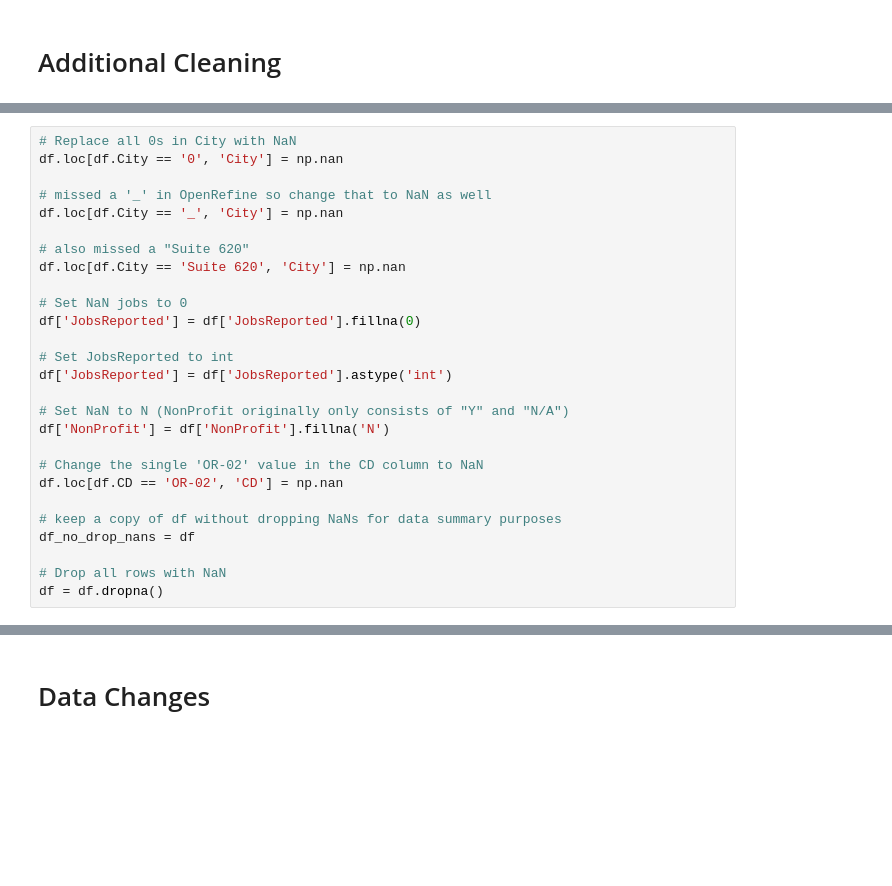
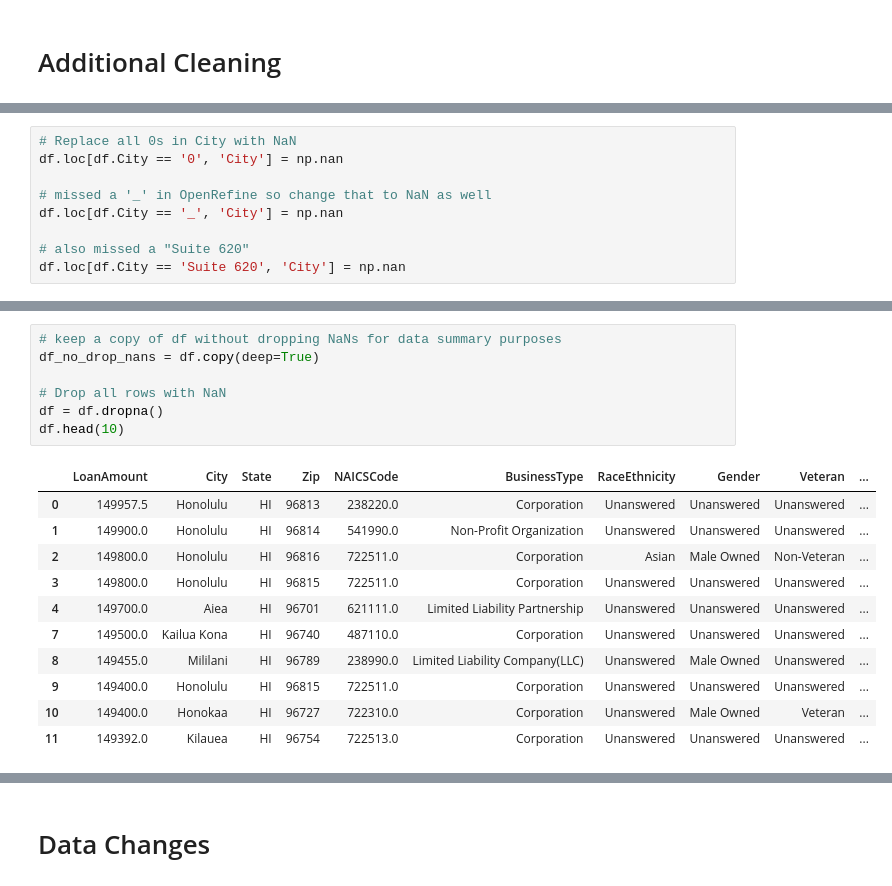
Before and after one commit to trebula/cs-513-final-project, a Jupyter notebook: PythonCleaningScript.ipynb, the cells around one changed output, grey strips where cells are left out. Drawn from its saved outputs; the diff is of its cells as text; blank space fills up the shorter version.

```diff
--- a/PythonCleaningScript.ipynb
+++ b/PythonCleaningScript.ipynb
@@ -26,21 +37,3 @@ df.loc[df.City == '_', 'City'] = np.nan
 
 # also missed a "Suite 620"
 df.loc[df.City == 'Suite 620', 'City'] = np.nan
-
-# Set NaN jobs to 0
-df['JobsReported'] = df['JobsReported'].fillna(0)
-
-# Set JobsReported to int
-df['JobsReported'] = df['JobsReported'].astype('int')
-
-# Set NaN to N (NonProfit originally only consists of "Y" and "N/A")
-df['NonProfit'] = df['NonProfit'].fillna('N')
-
-# Change the single 'OR-02' value in the CD column to NaN
-df.loc[df.CD == 'OR-02', 'CD'] = np.nan
-
-# keep a copy of df without dropping NaNs for data summary purposes
-df_no_drop_nans = df
-
-# Drop all rows with NaN
-df = df.dropna()
@@ -46,0 +51,19 @@ df = df.dropna()
+# %%
+# keep a copy of df without dropping NaNs for data summary purposes
+df_no_drop_nans = df.copy(deep=True)
+
+# Drop all rows with NaN
+df = df.dropna()
+df.head(10)
+# %% [output]
+|  | LoanAmount | City | State | Zip | NAICSCode | BusinessType | RaceEthnicity | Gender | Veteran | ... |
+| 0 | 149957.5 | Honolulu | HI | 96813 | 238220.0 | Corporation | Unanswered | Unanswered | Unanswered | ... |
+| 1 | 149900.0 | Honolulu | HI | 96814 | 541990.0 | Non-Profit Organization | Unanswered | Unanswered | Unanswered | ... |
+| 2 | 149800.0 | Honolulu | HI | 96816 | 722511.0 | Corporation | Asian | Male Owned | Non-Veteran | ... |
+| 3 | 149800.0 | Honolulu | HI | 96815 | 722511.0 | Corporation | Unanswered | Unanswered | Unanswered | ... |
+| 4 | 149700.0 | Aiea | HI | 96701 | 621111.0 | Limited Liability Partnership | Unanswered | Unanswered | Unanswered | ... |
+| 7 | 149500.0 | Kailua Kona | HI | 96740 | 487110.0 | Corporation | Unanswered | Unanswered | Unanswered | ... |
+| 8 | 149455.0 | Mililani | HI | 96789 | 238990.0 | Limited Liability Company(LLC) | Unanswered | Male Owned | Unanswered | ... |
+| 9 | 149400.0 | Honolulu | HI | 96815 | 722511.0 | Corporation | Unanswered | Unanswered | Unanswered | ... |
+| 10 | 149400.0 | Honokaa | HI | 96727 | 722310.0 | Corporation | Unanswered | Male Owned | Veteran | ... |
+| 11 | 149392.0 | Kilauea | HI | 96754 | 722513.0 | Corporation | Unanswered | Unanswered | Unanswered | ... |
```
Also changed, not shown: parts of 13 cells of this notebook, 14 other files.
